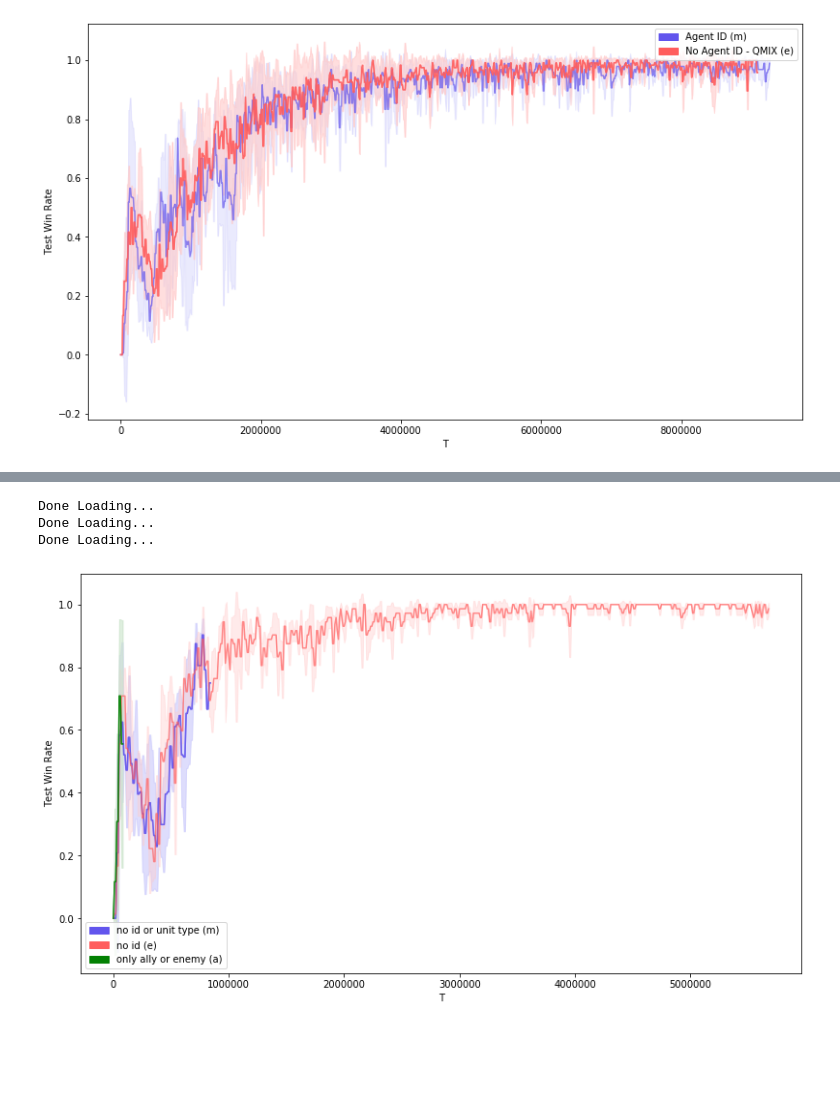
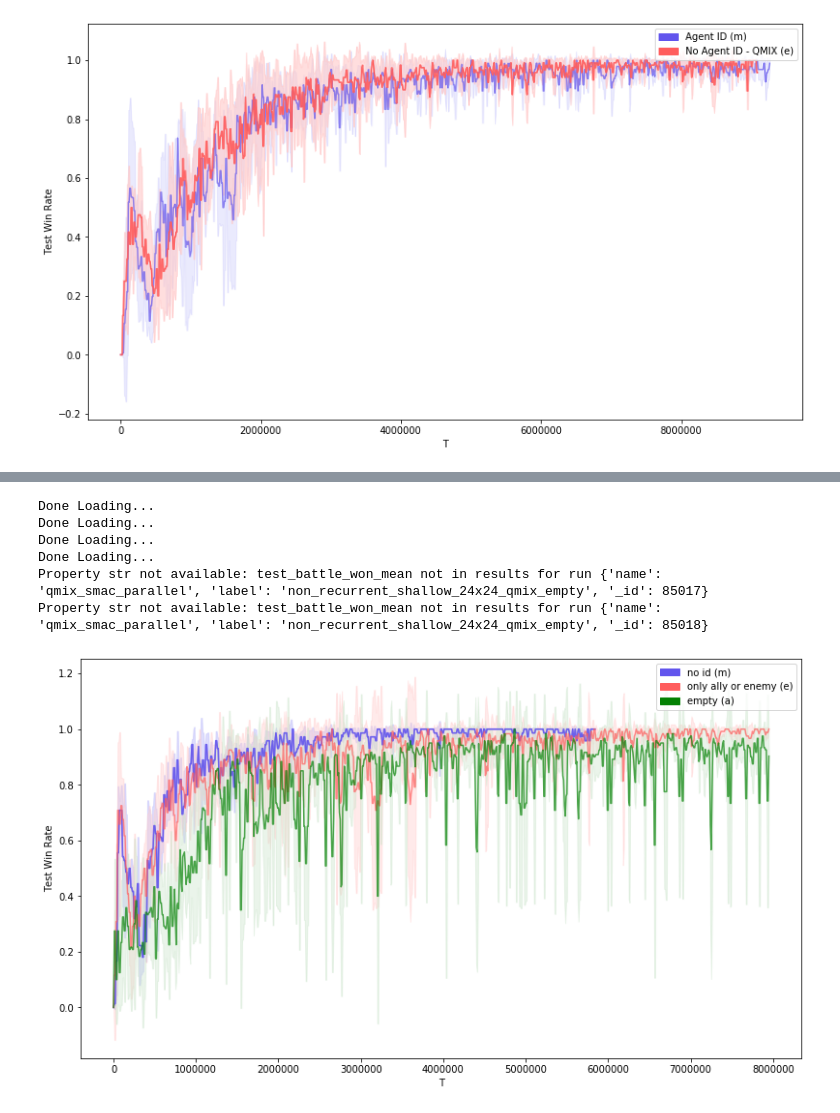
Before and after one commit to nicholasburden/pymarl, a Jupyter notebook: analysis/analysis.ipynb, the cells around one changed output, grey strips where cells are left out. Saved outputs shown, nothing was run; the diff lists cells and outputs as text; code cells hidden in the pictures; blank space fills up the shorter version.

Commit message:
added noId agents for conv ddpg

```diff
--- a/analysis/analysis.ipynb
+++ b/analysis/analysis.ipynb
@@ -447,22 +427,29 @@ Property str not available: test_battle_won_mean not in results for run {'name':
 # %%
 #non recurrent without id or unit type
 
 data__conv_ddpg_input_grid_shallow_noid_nounittype = mongo_central.get_name_label_names("", "non_recurrent_shallow_24x24_qmix_noid_nounittype")
 data__conv_ddpg_input_grid_shallow_noid = mongo_central.get_name_label_names("", "non_recurrent_shallow_24x24_qmix_no_id")
 data__conv_ddpg_input_grid_shallow_only_ally_or_enemy = mongo_central.get_name_label_names("", "non_recurrent_shallow_24x24_qmix_only_ally_or_enemy")
+data__conv_ddpg_input_grid_shallow_empty = mongo_central.get_name_label_names("", "non_recurrent_shallow_24x24_qmix_empty")
+
 
 bavg = bundle_average(mongo_central,
-                      [("no id or unit type", data__conv_ddpg_input_grid_shallow_noid_nounittype, "test_battle_won_mean", "test_battle_won_mean_T"),
+                      [#("no id or unit type", data__conv_ddpg_input_grid_shallow_noid_nounittype, "test_battle_won_mean", "test_battle_won_mean_T"),
                        ("no id", data__conv_ddpg_input_grid_shallow_noid, "test_battle_won_mean", "test_battle_won_mean_T"),
-                       ("only ally or enemy", data__conv_ddpg_input_grid_shallow_only_ally_or_enemy, "test_battle_won_mean", "test_battle_won_mean_T")
+                       ("only ally or enemy", data__conv_ddpg_input_grid_shallow_only_ally_or_enemy, "test_battle_won_mean", "test_battle_won_mean_T"),
+                       ("empty", data__conv_ddpg_input_grid_shallow_empty, "test_battle_won_mean", "test_battle_won_mean_T")
+
                       ],
                       no_fails=True,
                       window=20000)
 
 a = plot_bundle_avgs(bavg,
                      figsize=(15,8))
 # %% [output]
 Done Loading...
 Done Loading...
 Done Loading...
+Done Loading...
+Property str not available: test_battle_won_mean not in results for run {'name': 'qmix_smac_parallel', 'label': 'non_recurrent_shallow_24x24_qmix_empty', '_id': 85017}
+Property str not available: test_battle_won_mean not in results for run {'name': 'qmix_smac_parallel', 'label': 'non_recurrent_shallow_24x24_qmix_empty', '_id': 85018}
-[figure, old version]
+[figure, new version]
```
Also changed, not shown: parts of 1 cell of this notebook, 6 other files.
